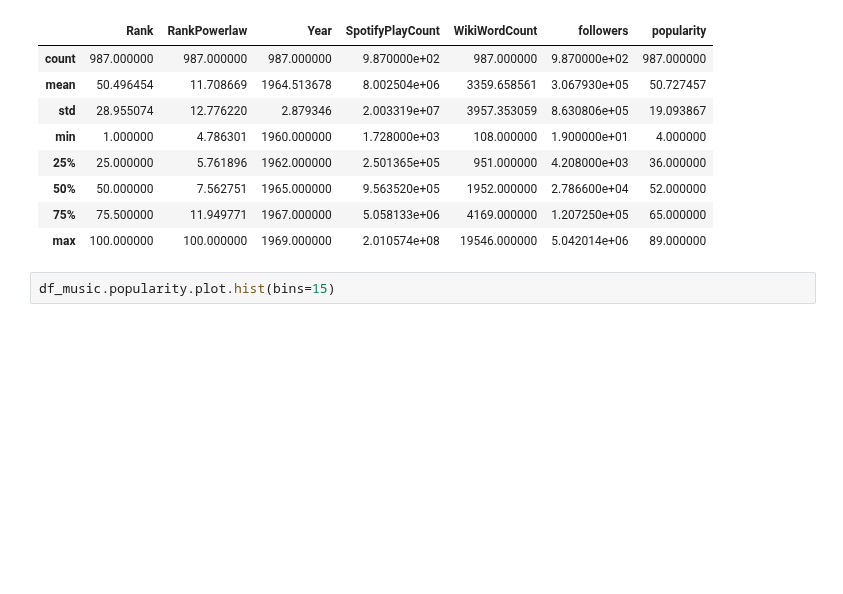
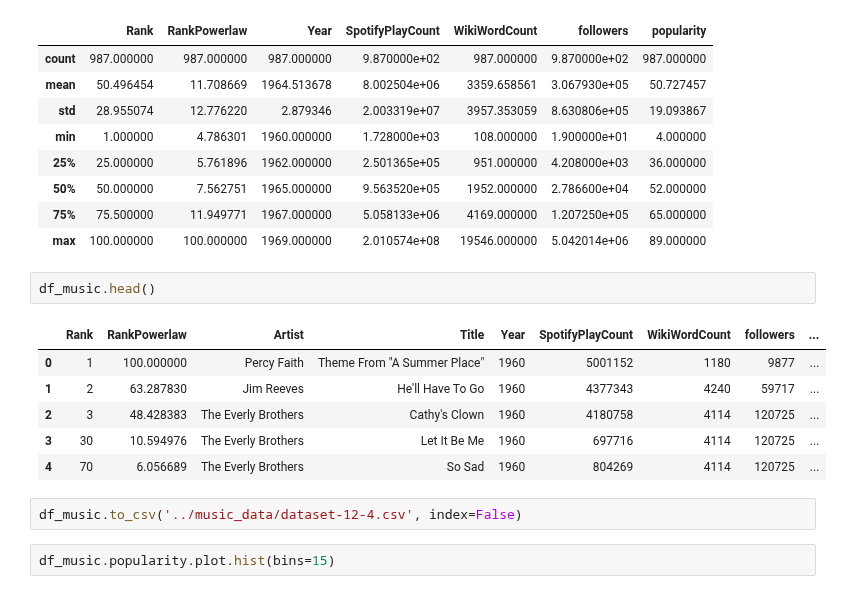
Before and after one commit to caitaozhan/CSE519-Homework-Project, a Jupyter notebook: TheProject/src/music_Caitao_new.ipynb, the cells around one changed output. Cells and saved outputs as stored; diff of their text form; blank space fills up the shorter version.

Commit message:
Add dataset-12-4.csv

```diff
--- a/TheProject/src/music_Caitao_new.ipynb
+++ b/TheProject/src/music_Caitao_new.ipynb
@@ -425,6 +425,17 @@ df_music.describe()
 | 50% | 50.000000 | 7.562751 | 1965.000000 | 9.563520e+05 | 1952.000000 | 2.786600e+04 | 52.000000 |
 | 75% | 75.500000 | 11.949771 | 1967.000000 | 5.058133e+06 | 4169.000000 | 1.207250e+05 | 65.000000 |
 | max | 100.000000 | 100.000000 | 1969.000000 | 2.010574e+08 | 19546.000000 | 5.042014e+06 | 89.000000 |
+# %%
+df_music.head()
+# %% [output]
+|  | Rank | RankPowerlaw | Artist | Title | Year | SpotifyPlayCount | WikiWordCount | followers | ... |
+| 0 | 1 | 100.000000 | Percy Faith | Theme From "A Summer Place" | 1960 | 5001152 | 1180 | 9877 | ... |
+| 1 | 2 | 63.287830 | Jim Reeves | He'll Have To Go | 1960 | 4377343 | 4240 | 59717 | ... |
+| 2 | 3 | 48.428383 | The Everly Brothers | Cathy's Clown | 1960 | 4180758 | 4114 | 120725 | ... |
+| 3 | 30 | 10.594976 | The Everly Brothers | Let It Be Me | 1960 | 697716 | 4114 | 120725 | ... |
+| 4 | 70 | 6.056689 | The Everly Brothers | So Sad | 1960 | 804269 | 4114 | 120725 | ... |
+# %%
+df_music.to_csv('../music_data/dataset-12-4.csv', index=False)
 # %%
 df_music.popularity.plot.hist(bins=15)
 # %% [output]
```
Also changed, not shown: parts of 1 cell of this notebook, 1 other file.
